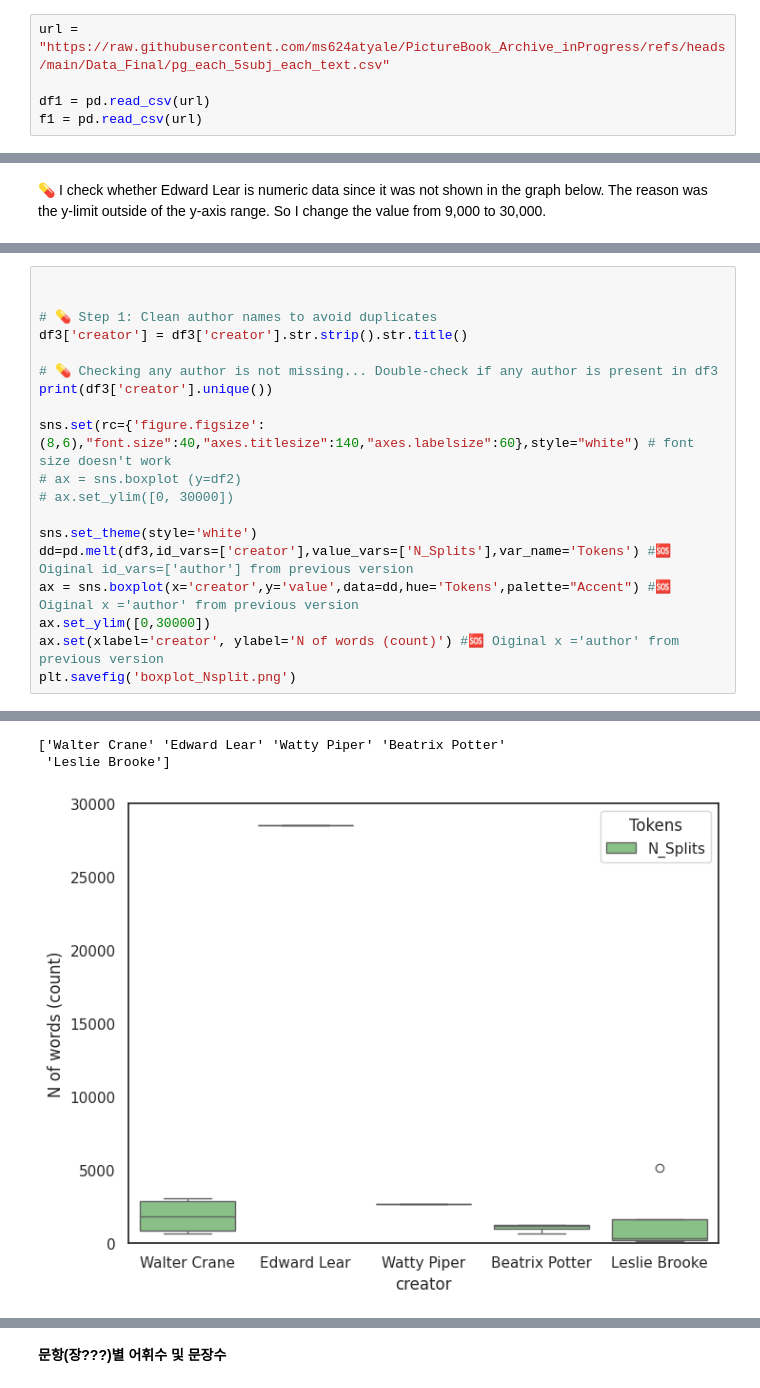
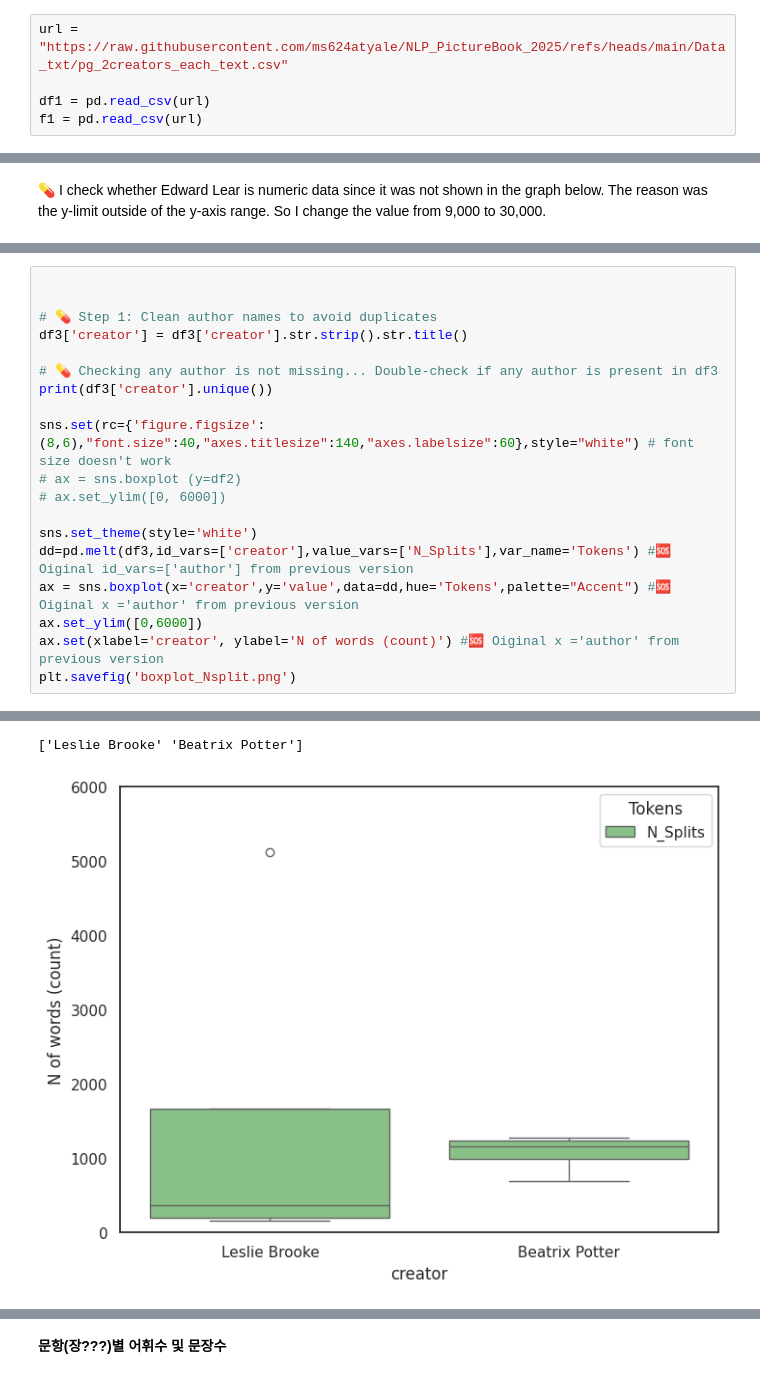
Before and after one commit to ms624atyale/NLP_PictureBook_2025, a Jupyter notebook: 10_txt2csv_LD_Plot.ipynb, the cells around one changed output, grey strips where cells are left out. Cells and saved outputs as stored; diff of their text form.

```diff
--- a/10_txt2csv_LD_Plot.ipynb
+++ b/10_txt2csv_LD_Plot.ipynb
@@ -191,7 +160,7 @@ EdwardLear.to_csv("./EdwardLear.csv")
 # %% [markdown]
 ###🐹🐾 **6️⃣  Open your csv file with raw at raw.githubusercontent.com and copy & paste the url**
 # %%
-url = "https://raw.githubusercontent.com/ms624atyale/PictureBook_Archive_inProgress/refs/heads/main/Data_Final/pg_each_5subj_each_text.csv"
+url = "https://raw.githubusercontent.com/ms624atyale/NLP_PictureBook_2025/refs/heads/main/Data_txt/pg_2creators_each_text.csv"
 
 df1 = pd.read_csv(url)
 f1 = pd.read_csv(url)
@@ -749,31 +686,30 @@ See the caveats in the documentation: https://pandas.pydata.org/pandas-docs/stab
 # %%
 
 
 # 💊 Step 1: Clean author names to avoid duplicates
 df3['creator'] = df3['creator'].str.strip().str.title()
 
 # 💊 Checking any author is not missing... Double-check if any author is present in df3
 print(df3['creator'].unique())
 
 sns.set(rc={'figure.figsize':(8,6),"font.size":40,"axes.titlesize":140,"axes.labelsize":60},style="white") # font size doesn't work
 # ax = sns.boxplot (y=df2)
-# ax.set_ylim([0, 30000])
+# ax.set_ylim([0, 6000])
 
 sns.set_theme(style='white')
 dd=pd.melt(df3,id_vars=['creator'],value_vars=['N_Splits'],var_name='Tokens') #🆘 Oiginal id_vars=['author'] from previous version
 ax = sns.boxplot(x='creator',y='value',data=dd,hue='Tokens',palette="Accent") #🆘 Oiginal x ='author' from previous version
-ax.set_ylim([0,30000])
+ax.set_ylim([0,6000])
 ax.set(xlabel='creator', ylabel='N of words (count)') #🆘 Oiginal x ='author' from previous version
 plt.savefig('boxplot_Nsplit.png')
 # %% [output]
 A value is trying to be set on a copy of a slice from a DataFrame.
 Try using .loc[row_indexer,col_indexer] = value instead
 
 See the caveats in the documentation: https://pandas.pydata.org/pandas-docs/stable/user_guide/indexing.html#returning-a-view-versus-a-copy
   df3['creator'] = df3['creator'].str.strip().str.title()
-['Walter Crane' 'Edward Lear' 'Watty Piper' 'Beatrix Potter'
- 'Leslie Brooke']
+['Leslie Brooke' 'Beatrix Potter']
-[figure, old version]
+[figure, new version]
 # %%
 sns.kdeplot(x='N_Splits', data=df3, hue='creator', common_norm=False); #🆘 Oiginal hue = 'author' from previous version
 plt.title("Kernel Density Function")
```
Also changed, not shown: parts of 30 cells of this notebook.
